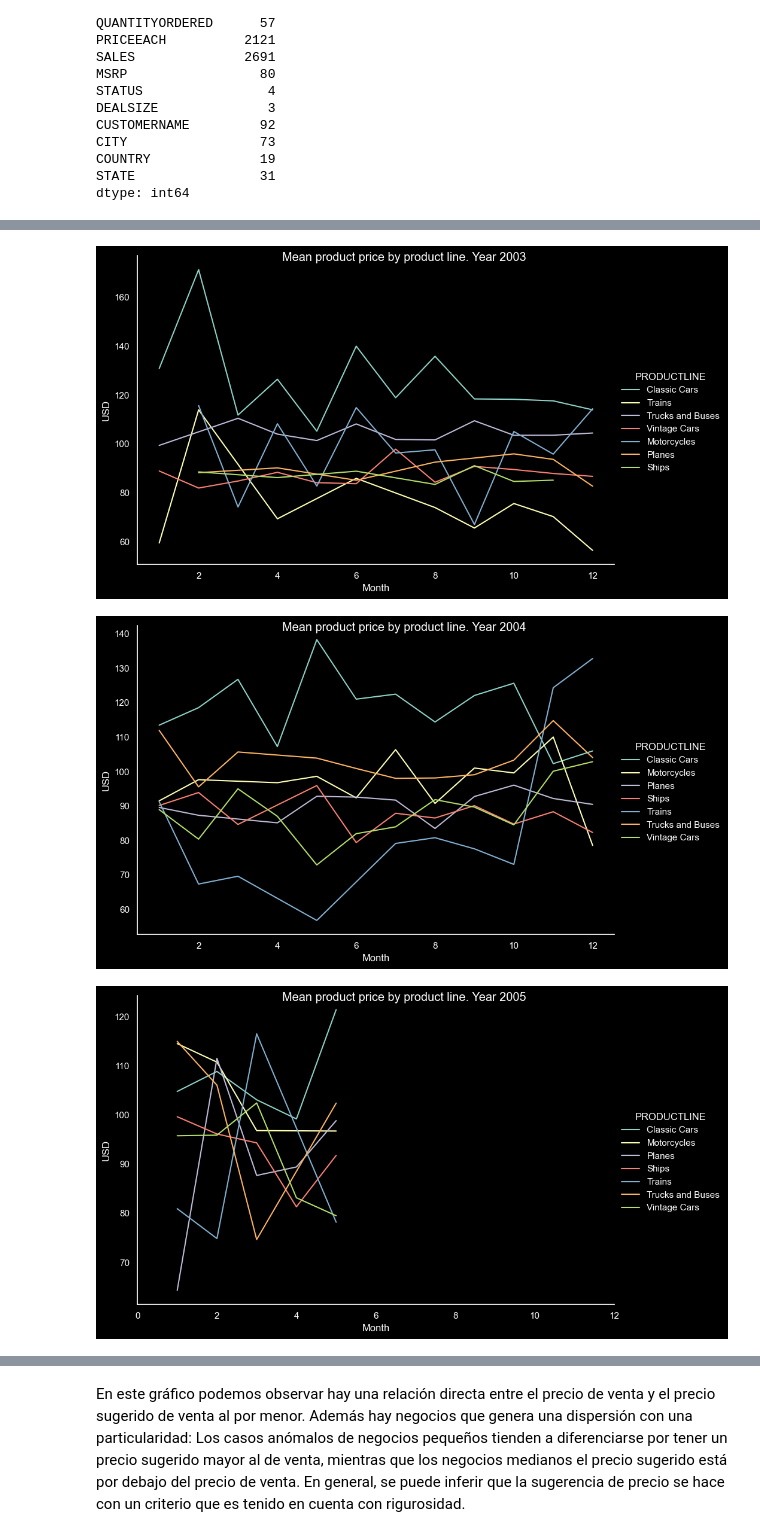
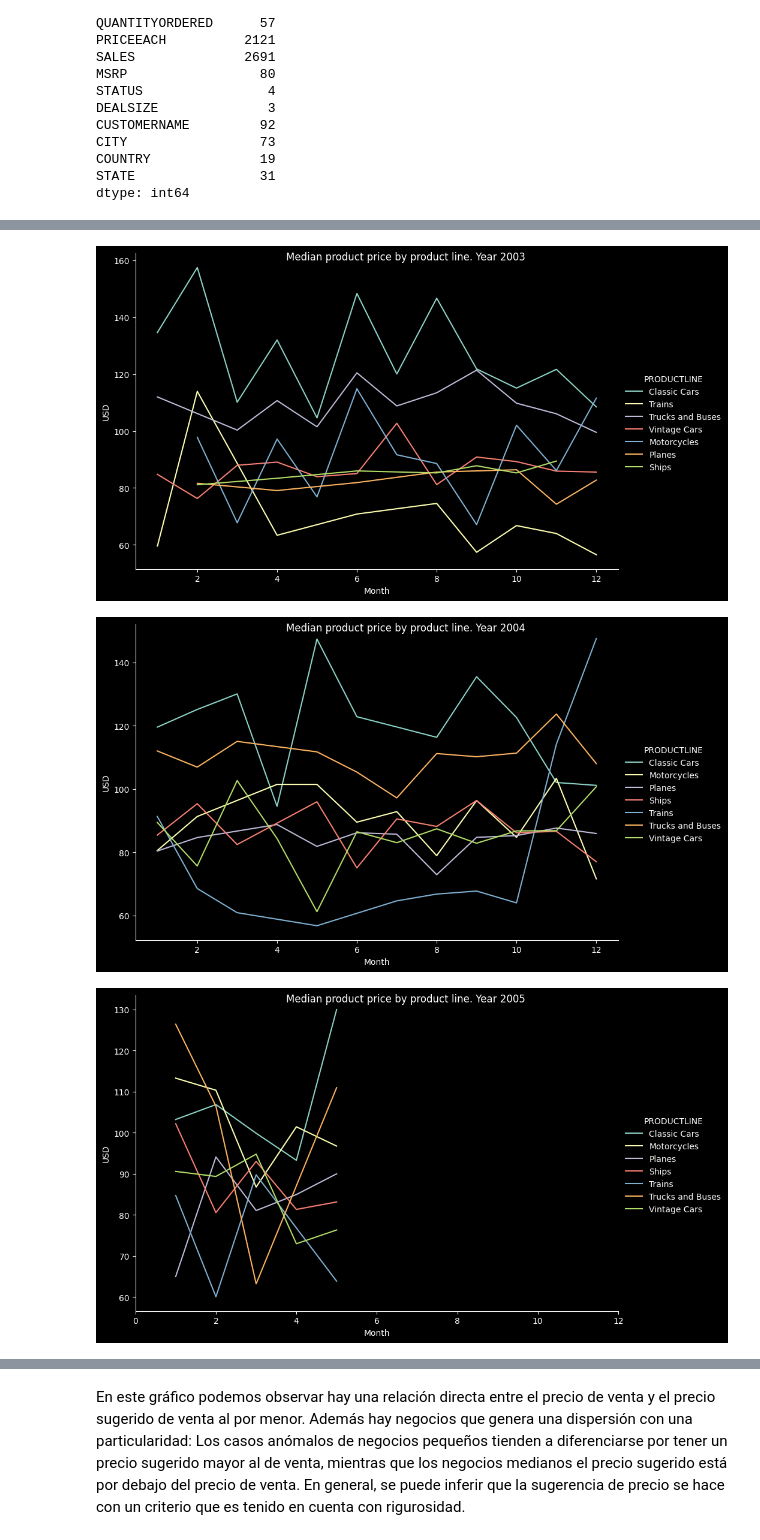
Before and after one commit to martinsasia/Data-Science, a Jupyter notebook: Proyecto.ipynb, the cells around one changed output, grey strips where cells are left out. Drawn from its saved outputs; the diff is of its cells as text; code cells hidden in the pictures.

```diff
--- a/Proyecto.ipynb
+++ b/Proyecto.ipynb
@@ -703,6 +729,6 @@ g = sns.jointplot(x="PRICEEACH", y="QUANTITYORDERED", data=df_vendido,
 # %%
-#Agrupamos la el promedio de precio de venta de mensual por línea de producto
-precio_promedio_mensual= df_vendido.groupby(['YEAR_ID', 'MONTH_ID','PRODUCTLINE'])[['PRICEEACH']].mean().reset_index()
-precio_promedio_mensual.tail(20)
+#Agrupamos la mediana del precio de venta de mensual por línea de producto
+precio_promedio_mensual= df_vendido.groupby(['YEAR_ID', 'MONTH_ID','PRODUCTLINE'])[['PRICEEACH']].median().reset_index()
+precio_promedio_mensual.tail()
 # %% [output]
 |  | YEAR_ID | MONTH_ID | PRODUCTLINE | PRICEEACH |
@@ -728,36 +740,36 @@ df_vendido_2003.sort_values(by='QUANTITYORDERED')
 # %%
 
 ax=sns.relplot(
                 data=precio_promedio_mensual.query("YEAR_ID == 2003"),
                 kind="line",
                 x="MONTH_ID", y="PRICEEACH", hue="PRODUCTLINE",
                 estimator=None,
                 height=6, aspect=1.5
 )
-ax.figure.suptitle('Mean product price by product line. Year 2003')
+ax.figure.suptitle('Median product price by product line. Year 2003')
 ax.set(xlabel="Month", ylabel="USD")
 plt.show()
 ax=sns.relplot(
                 data=precio_promedio_mensual.query("YEAR_ID == 2004"),
                 kind="line",
                 x="MONTH_ID", y="PRICEEACH", hue="PRODUCTLINE",
                 estimator=None,
                 height=6, aspect=1.5
 )
-ax.figure.suptitle('Mean product price by product line. Year 2004')
+ax.figure.suptitle('Median product price by product line. Year 2004')
 ax.set(xlabel="Month", ylabel="USD")
 plt.show()
 ax=sns.relplot(
                 data=precio_promedio_mensual.query("YEAR_ID == 2005"),
                 kind="line",
                 x="MONTH_ID", y="PRICEEACH", hue="PRODUCTLINE",
                 estimator=None,
                 height=6, aspect=1.5
 )
-ax.figure.suptitle('Mean product price by product line. Year 2005')
+ax.figure.suptitle('Median product price by product line. Year 2005')
 ax.set(xlabel="Month", ylabel="USD",xlim={0,12})
 plt.show()
 # %% [output]
-[figure, old version]
+[figure, new version]
-[figure, old version]
+[figure, new version]
-[figure, old version]
+[figure, new version]
```
Also changed, not shown: parts of 20 cells of this notebook.
